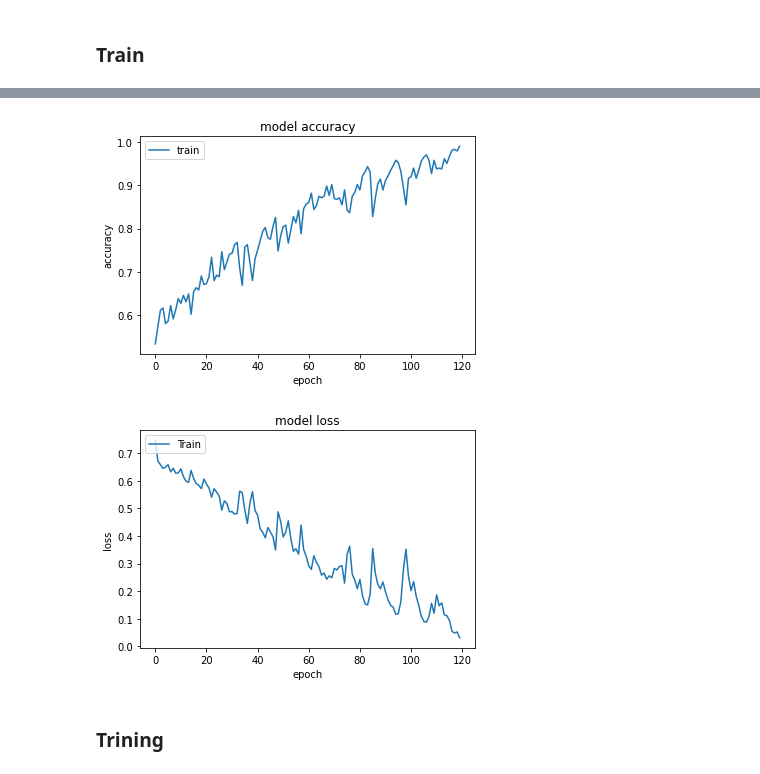
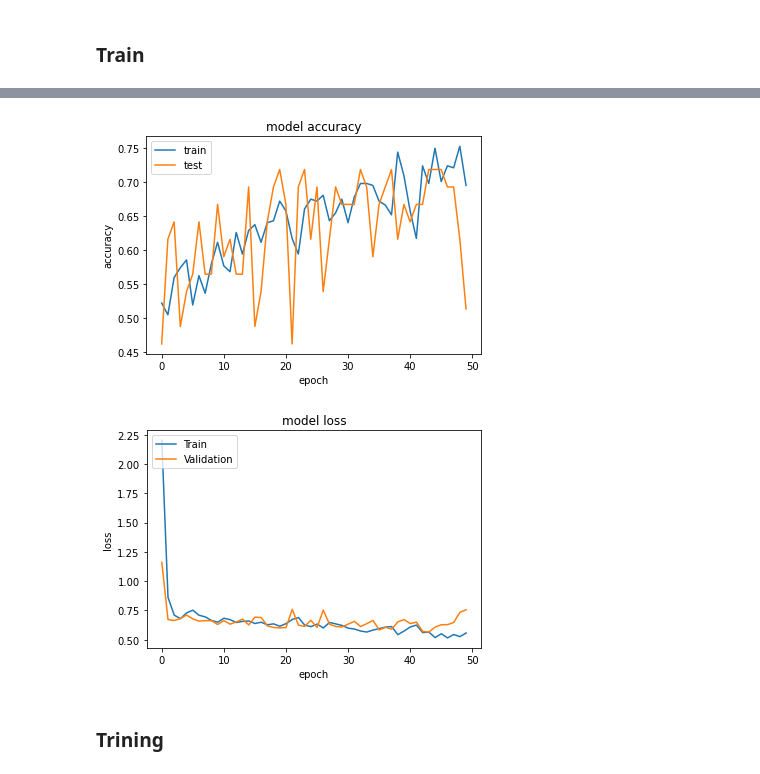
Before and after one commit to shahadalsh/Graduation_project, a Jupyter notebook: NN.ipynb, the cells around one changed output, grey strips where cells are left out. Drawn from its saved outputs; the diff is of its cells as text; code cells hidden in the pictures.

Commit message:
adding dropout layer

```diff
--- a/NN.ipynb
+++ b/NN.ipynb
@@ -24,14 +41,14 @@ y = dataset[:,0]
 # %%
 model = Sequential()
-model.add(Dense(100, input_dim=43, activation='relu'))
-model.add(Dense(100, activation='relu'))
-model.add(Dense(100, activation='relu'))
-model.add(Dense(100, activation='relu'))
-model.add(Dense(100, activation='relu'))
-
+model.add(Dense(1024, input_dim=43, activation='relu'))
+model.add(Dropout(0.5))
+model.add(Dense(512, activation='relu'))
+model.add(Dense(256, activation='relu'))
+model.add(Dense(128, activation='relu'))
 model.add(Dense(1, activation='sigmoid'))
-# %%
-model.compile(loss='binary_crossentropy', optimizer='adam', metrics=['accuracy'])
+# %%
+optimizer = adam_v2.Adam(learning_rate=0.001)
+model.compile(loss='binary_crossentropy',  optimizer=optimizer  , metrics=['accuracy'])
 # %%
-history=model.fit(X, y, epochs=120, batch_size=32)
+history=model.fit(X_train_data, y_train_data, validation_split=0.10, epochs=50, batch_size=32)
 # %% [output]
@@ -61,20 +77,20 @@ Accuracy: 98.91
 # %%
 plt.plot(history.history['accuracy'])
-#plt.plot(history.history['val_accuracy'])
+plt.plot(history.history['val_accuracy'])
 plt.title('model accuracy')
 plt.ylabel('accuracy')
 plt.xlabel('epoch')
 plt.legend(['train', 'test'], loc='upper left')
 plt.show()
 # %% [output]
-[figure, old version]
+[figure, new version]
 # %%
 plt.plot(history.history['loss'])
-#plt.plot(history.history['val_loss'])
+plt.plot(history.history['val_loss'])
 plt.title('model loss')
 plt.ylabel('loss')
 plt.xlabel('epoch')
 plt.legend(['Train', 'Validation'], loc='upper left')
 plt.show()
 # %% [output]
-[figure, old version]
+[figure, new version]
```
Also changed, not shown: parts of 13 cells of this notebook.
